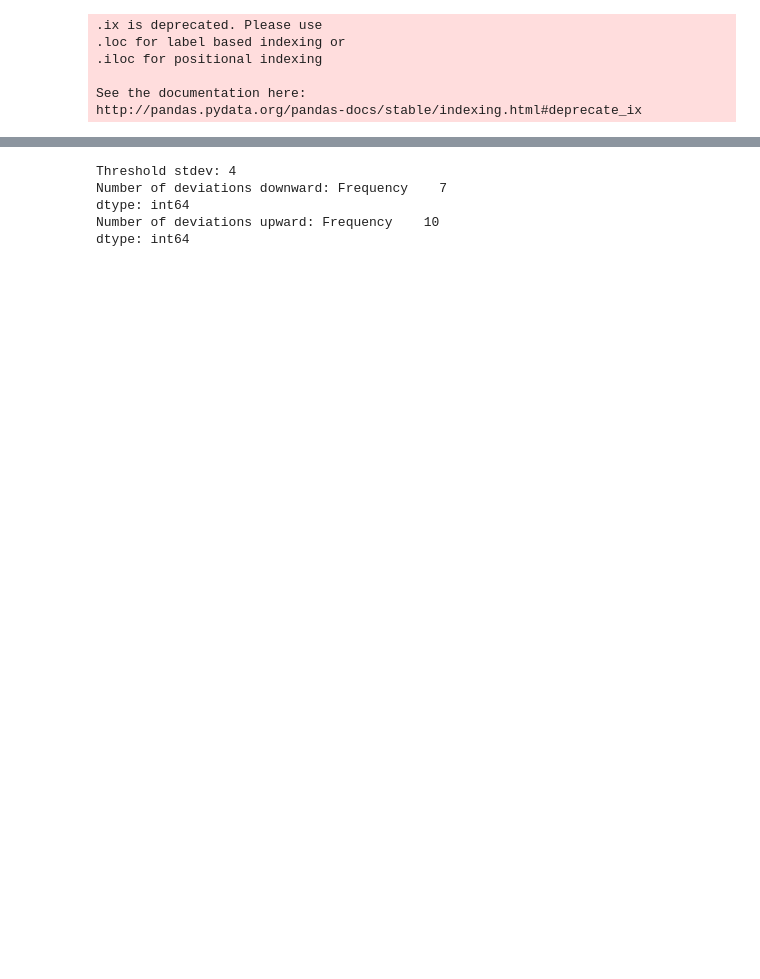
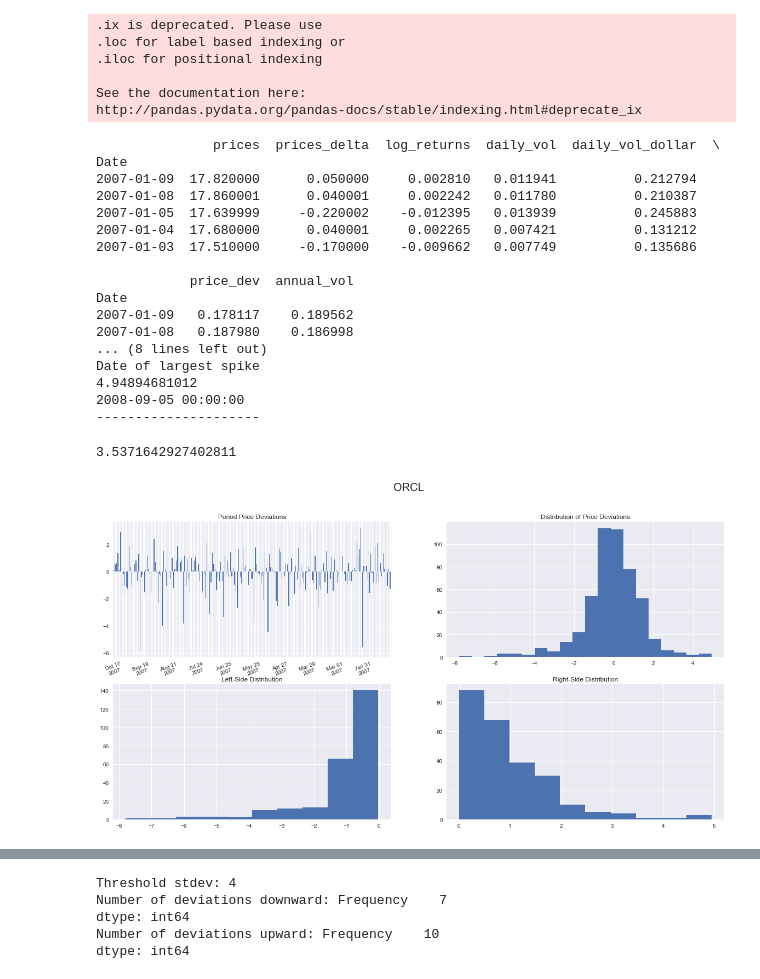
Before and after one commit to aspiringfastlaner/earnings-checking, a Jupyter notebook: vol_checker.ipynb, the cells around one changed output, grey strips where cells are left out. Drawn from its saved outputs; the diff is of its cells as text; code cells hidden in the pictures; blank space fills up the shorter version.

```diff
--- a/vol_checker.ipynb
+++ b/vol_checker.ipynb
@@ -136,10 +136,31 @@ def vol_summary(adj_c_df,rolling_period,lookback_window,hist_window,ticker):
     return df, etf
 # %%
 rolling_period = 4
-lookback_window = 100
+lookback_window = 200
 hist_window = 500
-ticker = 'JD'
-#summary, full_df = vol_summary(close[[ticker]],rolling_period,lookback_window,hist_window,ticker)
+ticker = 'ORCL'
+summary, full_df = vol_summary(close[[ticker]],rolling_period,lookback_window,hist_window,ticker)
+full_df['price_dev'].dropna().skew()
+# %% [output]
+               prices  prices_delta  log_returns  daily_vol  daily_vol_dollar  \
+Date
+2007-01-09  17.820000      0.050000     0.002810   0.011941          0.212794
+2007-01-08  17.860001      0.040001     0.002242   0.011780          0.210387
+2007-01-05  17.639999     -0.220002    -0.012395   0.013939          0.245883
+2007-01-04  17.680000      0.040001     0.002265   0.007421          0.131212
+2007-01-03  17.510000     -0.170000    -0.009662   0.007749          0.135686
+
+            price_dev  annual_vol
+Date
+2007-01-09   0.178117    0.189562
+2007-01-08   0.187980    0.186998
+... (8 lines left out)
+Date of largest spike
+4.94894681012
+2008-09-05 00:00:00
+---------------------
+3.5371642927402811
+[figure, added]
 # %%
 rolling_period = 4
 lookback_window = 100
```
Also changed, not shown: parts of 8 cells of this notebook, 8 other files.
